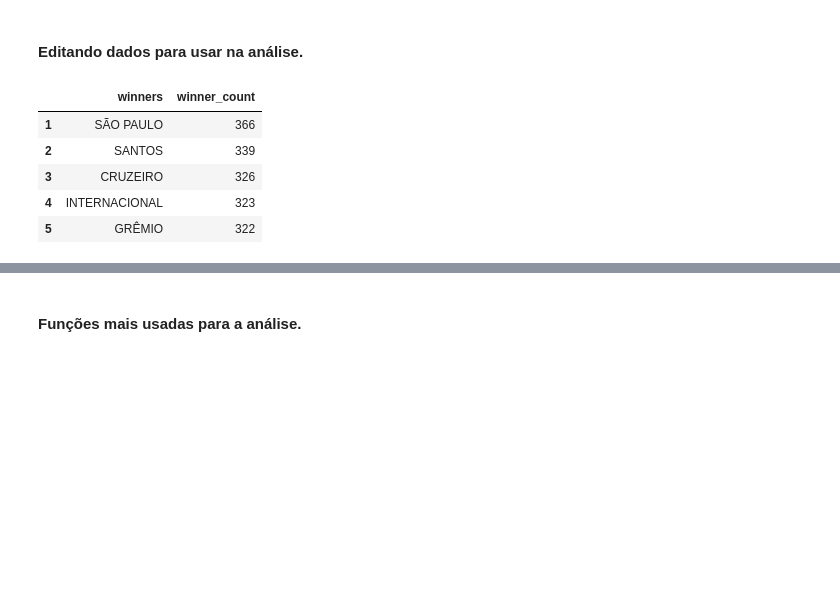
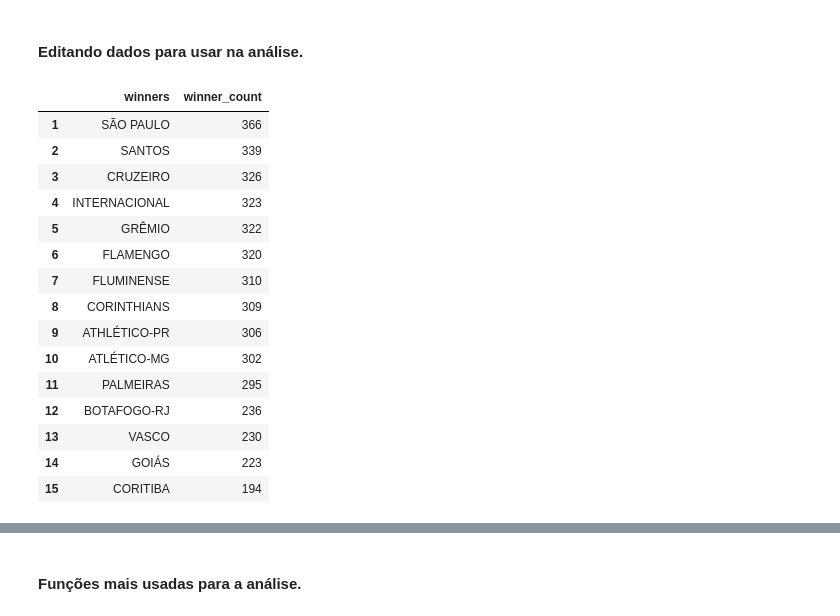
Before and after one commit to NophaieViscente/AnalisandoDadosBrasileirao, a Jupyter notebook: Analise_de_Dados_Campeonato_Brasileiro_2000_até_2021.ipynb, the cells around one changed output, grey strips where cells are left out. Cells and saved outputs as stored; diff of their text form; code cells hidden in the pictures; blank space fills up the shorter version.

```diff
--- a/Analise_de_Dados_Campeonato_Brasileiro_2000_até_2021.ipynb
+++ b/Analise_de_Dados_Campeonato_Brasileiro_2000_até_2021.ipynb
@@ -50,20 +50,30 @@ full_data['Data'] = pd.to_datetime(full_data['Data'],format='%Y-%m-%d')
 # %%
 # Criando um DataFrame 'vencedor' para ter a contagem de vencedores de forma organizada e sem dados repetidos.
 full_data_norepeat = full_data.drop_duplicates(subset='ID',keep='first')
 vencedor = pd.DataFrame()
 winners = full_data_norepeat['Vencedor'].value_counts()
 vencedor['winners'] = winners.index
 vencedor['winner_count'] = winners.values
 # Retirando os empates.
 vencedor.drop(index=0,inplace=True)
-vencedor.head()
+vencedor.head(15)
 # %% [output]
 |  | winners | winner_count |
 | 1 | SÃO PAULO | 366 |
 | 2 | SANTOS | 339 |
 | 3 | CRUZEIRO | 326 |
 | 4 | INTERNACIONAL | 323 |
 | 5 | GRÊMIO | 322 |
+| 6 | FLAMENGO | 320 |
+| 7 | FLUMINENSE | 310 |
+| 8 | CORINTHIANS | 309 |
+| 9 | ATHLÉTICO-PR | 306 |
+| 10 | ATLÉTICO-MG | 302 |
+| 11 | PALMEIRAS | 295 |
+| 12 | BOTAFOGO-RJ | 236 |
+| 13 | VASCO | 230 |
+| 14 | GOIÁS | 223 |
+| 15 | CORITIBA | 194 |
 # %%
 # Criando novo dataset para alocar dados de 'Vencedores em casa' .
 homeWinners = full_data_norepeat.query('Vencedor == Mandante_x')
```
Also changed, not shown: parts of 31 cells of this notebook.
